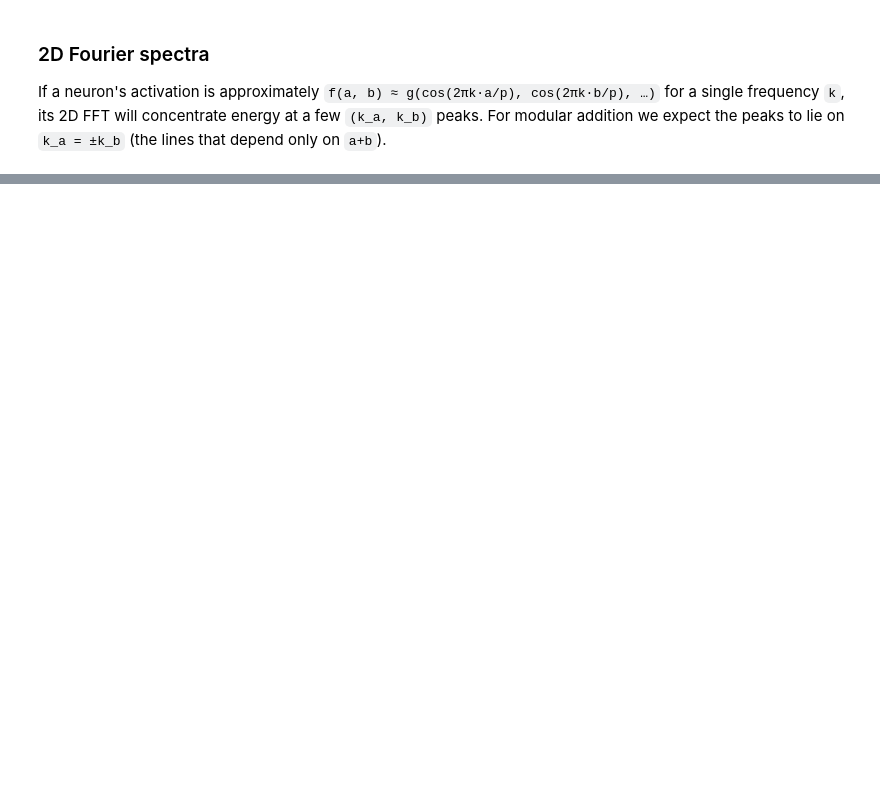
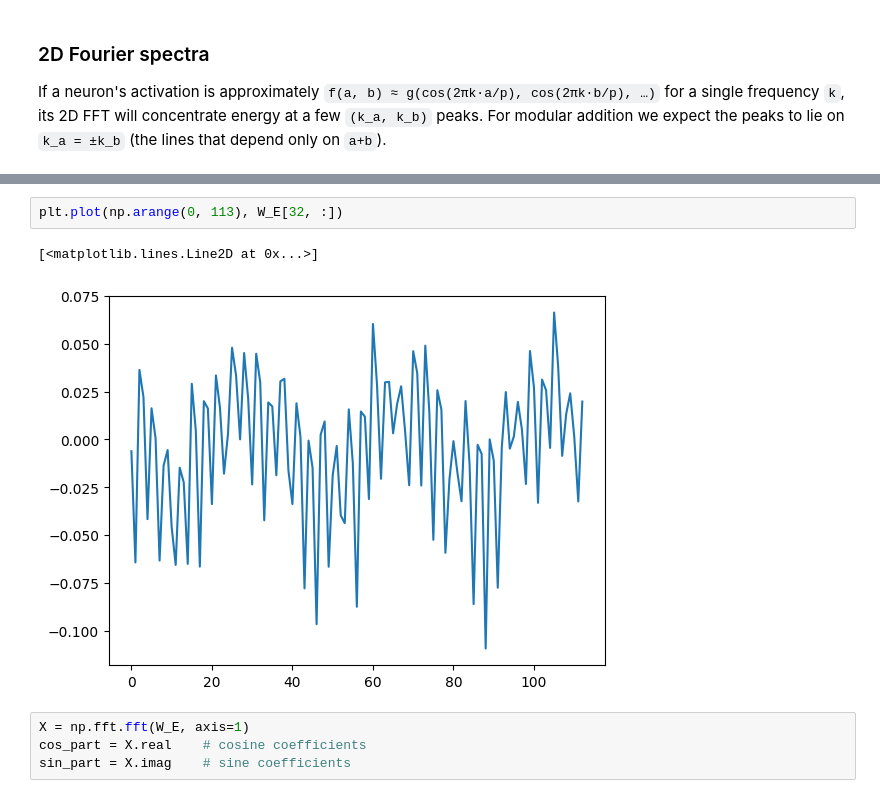
Before and after one commit to HalfEmptyDrum/Grokking, a Jupyter notebook: interpreting/load_model.ipynb, the cells around one changed output, grey strips where cells are left out. Drawn from its saved outputs; the diff is of its cells as text; blank space fills up the shorter version.

```diff
--- a/interpreting/load_model.ipynb
+++ b/interpreting/load_model.ipynb
@@ -241,0 +480,9 @@ plt.tight_layout(); plt.show()
+# %%
+plt.plot(np.arange(0, 113), W_E[32, :])
+# %% [output]
+[<matplotlib.lines.Line2D at 0x...>]
+[figure, added]
+# %%
+X = np.fft.fft(W_E, axis=1)
+cos_part = X.real    # cosine coefficients
+sin_part = X.imag    # sine coefficients
```
Also changed, not shown: parts of 21 cells of this notebook, 2 other files.
